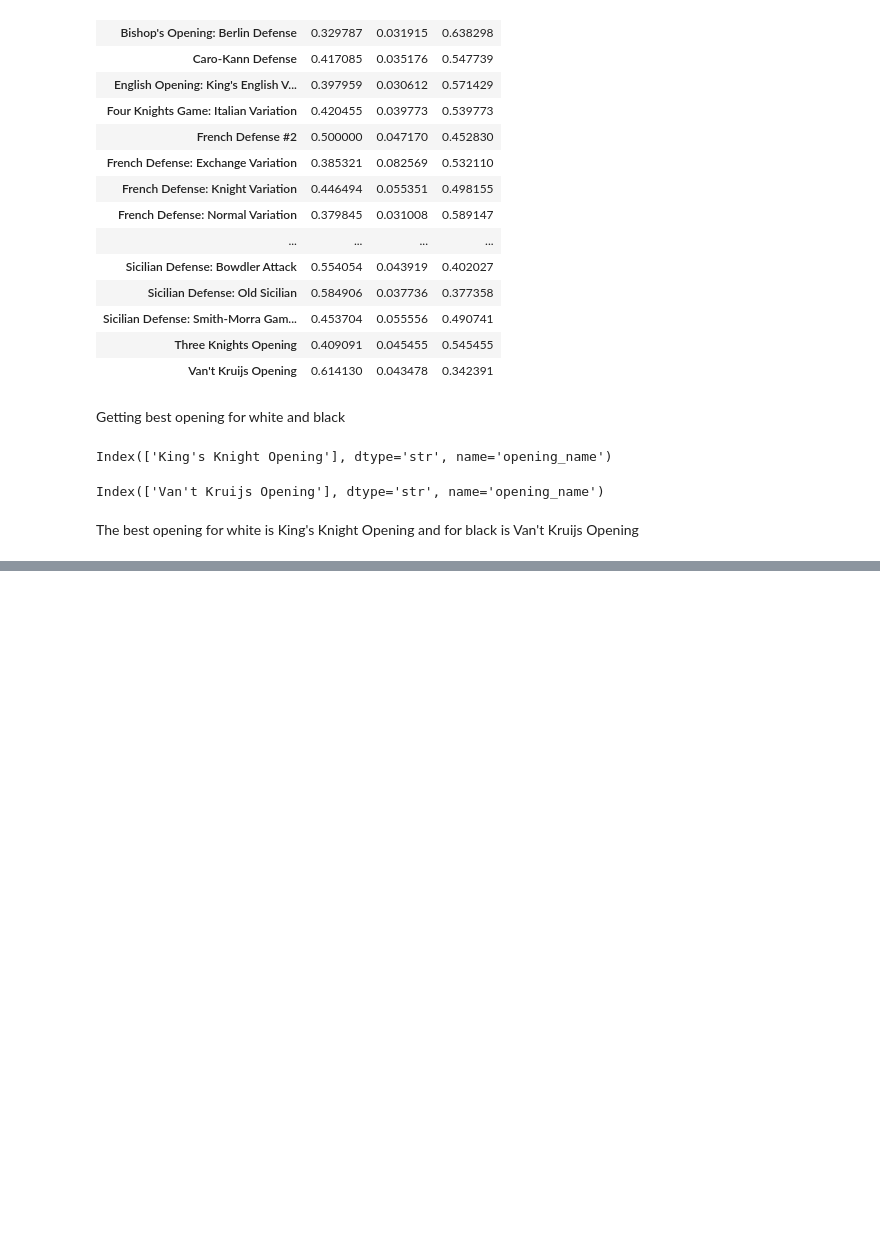
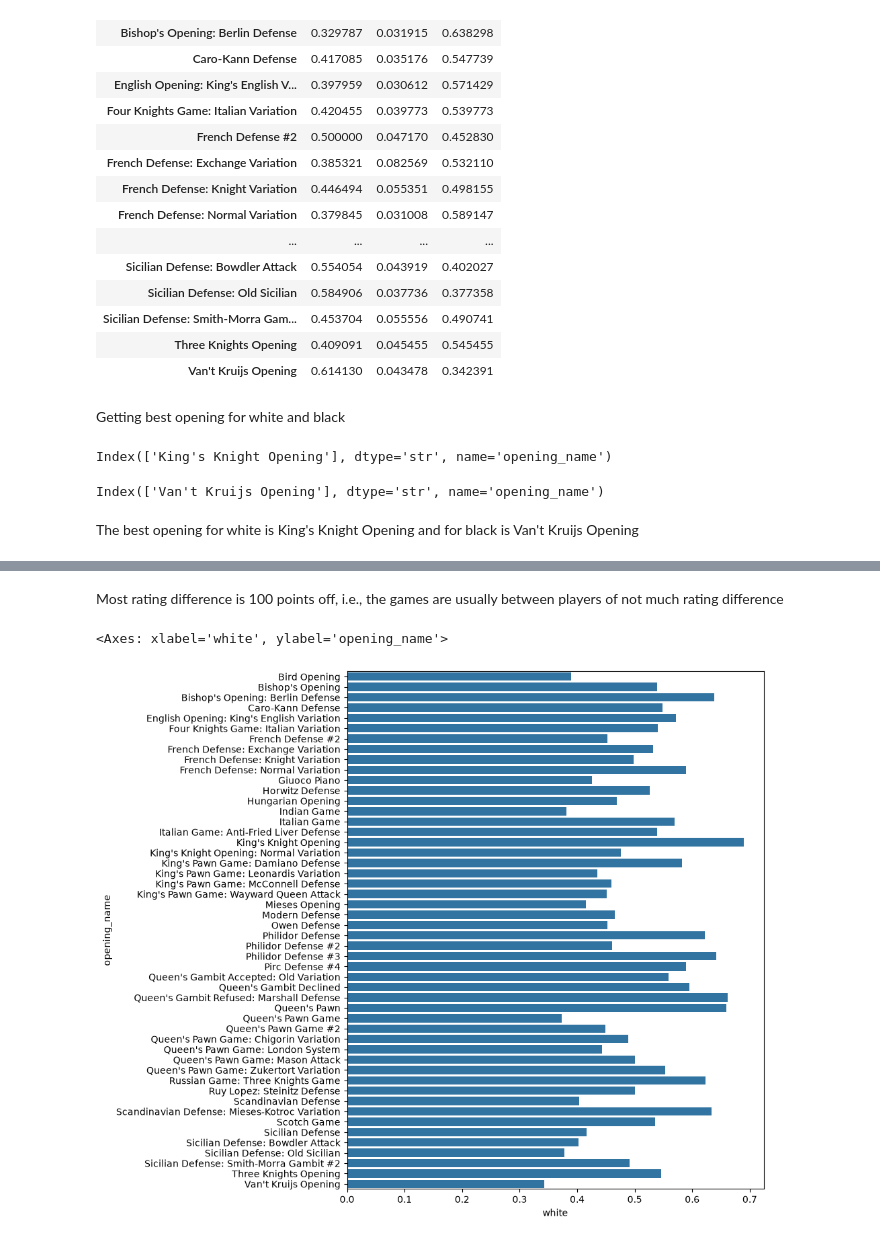
Before and after one commit to tanmaykhanna07/Data-Visaulization, a Jupyter notebook: chess-eda.ipynb, the cells around one changed output, grey strips where cells are left out. Cells and saved outputs as stored; diff of their text form; code cells hidden in the pictures; blank space fills up the shorter version.

```diff
--- a/chess-eda.ipynb
+++ b/chess-eda.ipynb
@@ -209,0 +229,8 @@ The best opening for white is King's Knight Opening and for black is Van't Kruij
+# %% [markdown]
+Most rating difference is 100 points off, i.e., the games are usually between players of not much rating difference
+# %%
+fig, ax = plt.subplots(figsize=(8, 10))
+sns.barplot(y = opening_rates.index, x = opening_rates['white'], ax=ax)
+# %% [output]
+<Axes: xlabel='white', ylabel='opening_name'>
+[figure, added]
```
Also changed, not shown: parts of 14 cells of this notebook.
